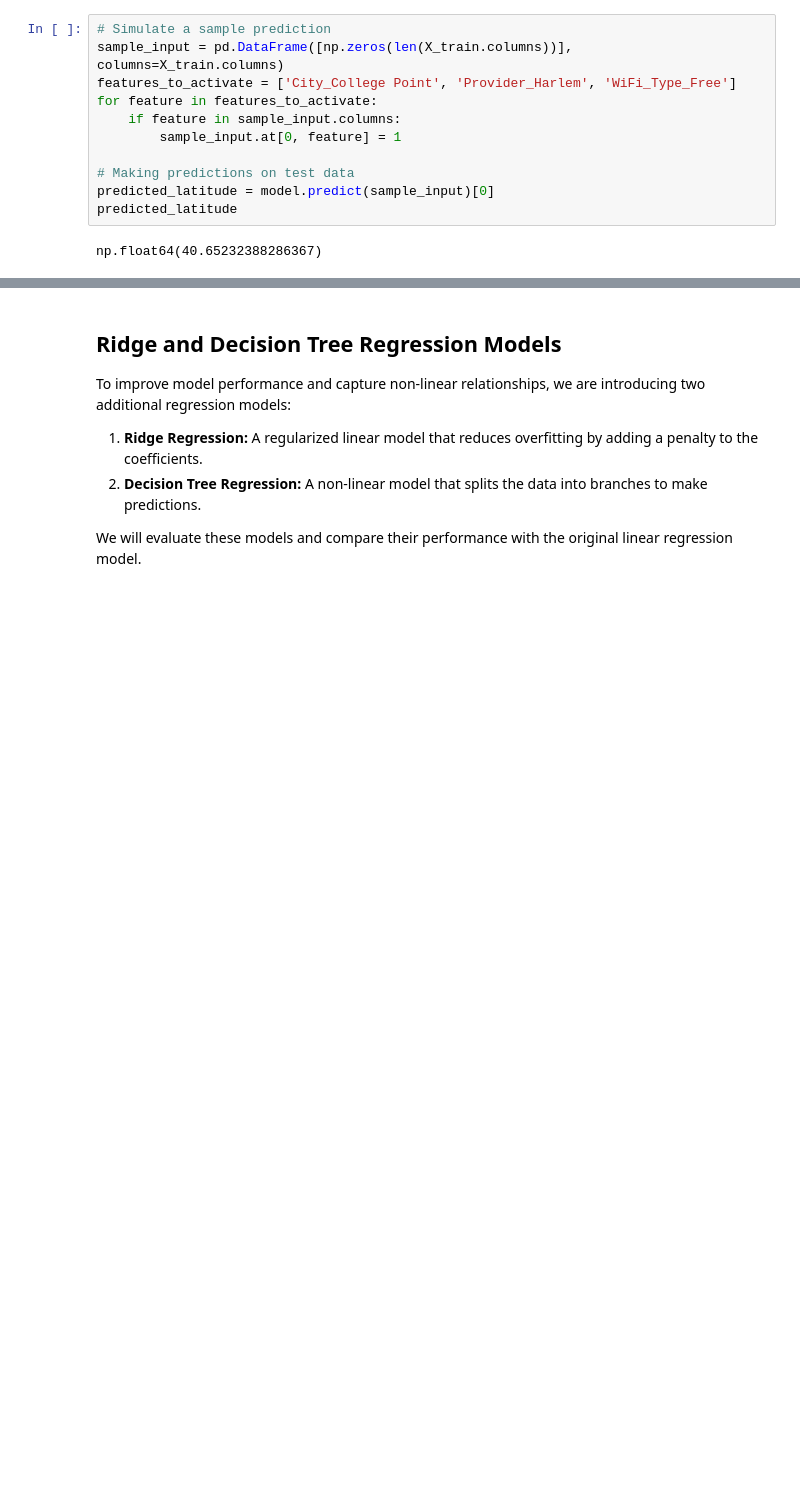
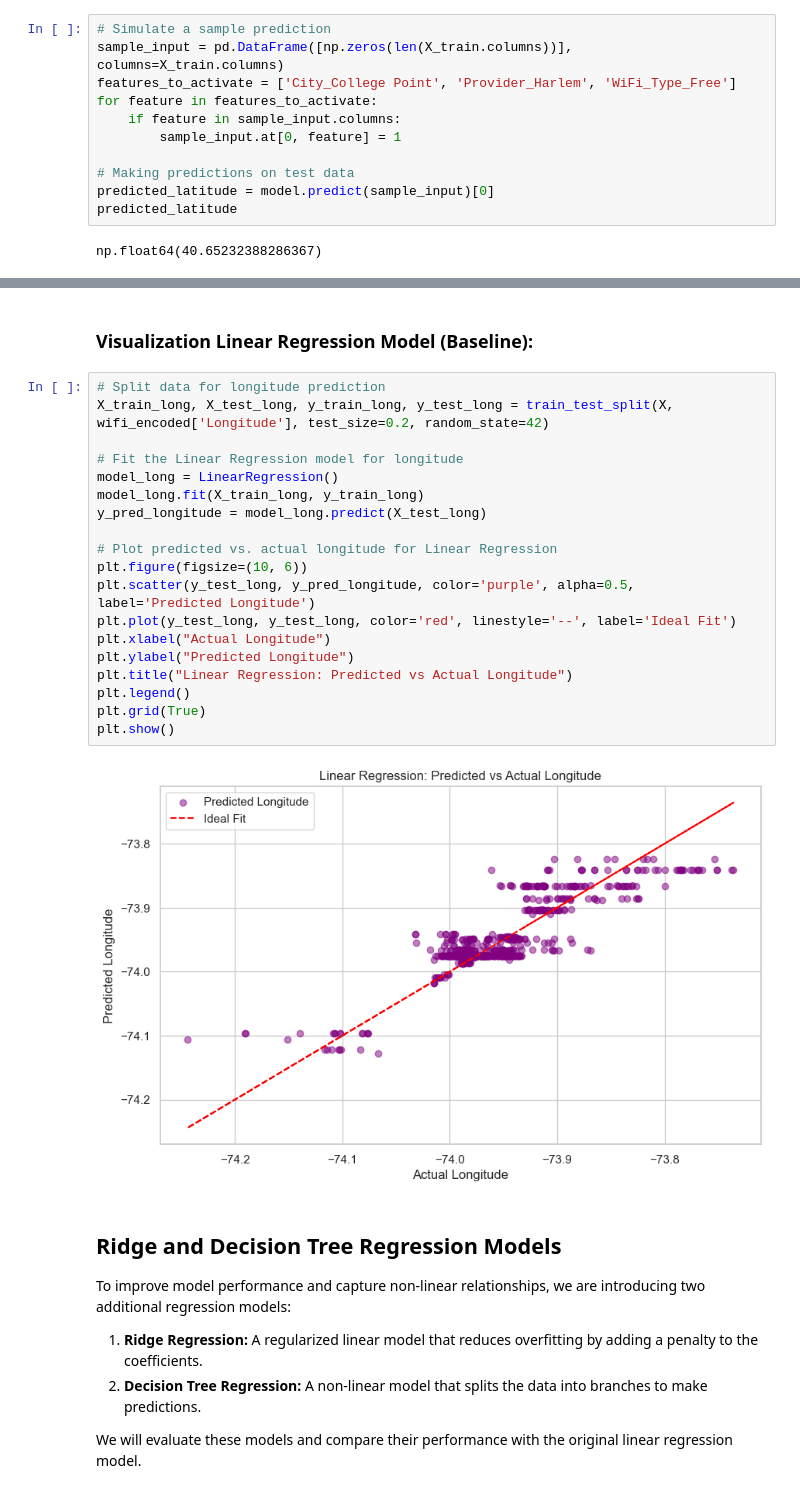
Before and after one commit to ArnavKucheriya/NJIT, a Jupyter notebook: CS 301 - Introduction to Data Science/CS301DS/Project 1/NYC_Wifi_Project.ipynb, the cells around one changed output, grey strips where cells are left out. Saved outputs shown, nothing was run; the diff lists cells and outputs as text; blank space fills up the shorter version.

Commit message:
Visualization

```diff
--- a/CS 301 - Introduction to Data Science/CS301DS/Project 1/NYC_Wifi_Project.ipynb
+++ b/CS 301 - Introduction to Data Science/CS301DS/Project 1/NYC_Wifi_Project.ipynb
@@ -333,3 +333,26 @@ A hypothetical hotspot in **College Point**, provided by **Harlem**, and marked
+# %% [markdown]
+### Visualization Linear Regression Model (Baseline):
+# %%
+# Split data for longitude prediction
+X_train_long, X_test_long, y_train_long, y_test_long = train_test_split(X, wifi_encoded['Longitude'], test_size=0.2, random_state=42)
+
+# Fit the Linear Regression model for longitude
+model_long = LinearRegression()
+model_long.fit(X_train_long, y_train_long)
+y_pred_longitude = model_long.predict(X_test_long)
+
+# Plot predicted vs. actual longitude for Linear Regression
+plt.figure(figsize=(10, 6))
+plt.scatter(y_test_long, y_pred_longitude, color='purple', alpha=0.5, label='Predicted Longitude')
+plt.plot(y_test_long, y_test_long, color='red', linestyle='--', label='Ideal Fit')
+plt.xlabel("Actual Longitude")
+plt.ylabel("Predicted Longitude")
+plt.title("Linear Regression: Predicted vs Actual Longitude")
+plt.legend()
+plt.grid(True)
+plt.show()
+# %% [output]
+[figure, added]
 # %% [markdown]
 
 ## Ridge and Decision Tree Regression Models
```
Also changed, not shown: parts of 2 cells of this notebook.
